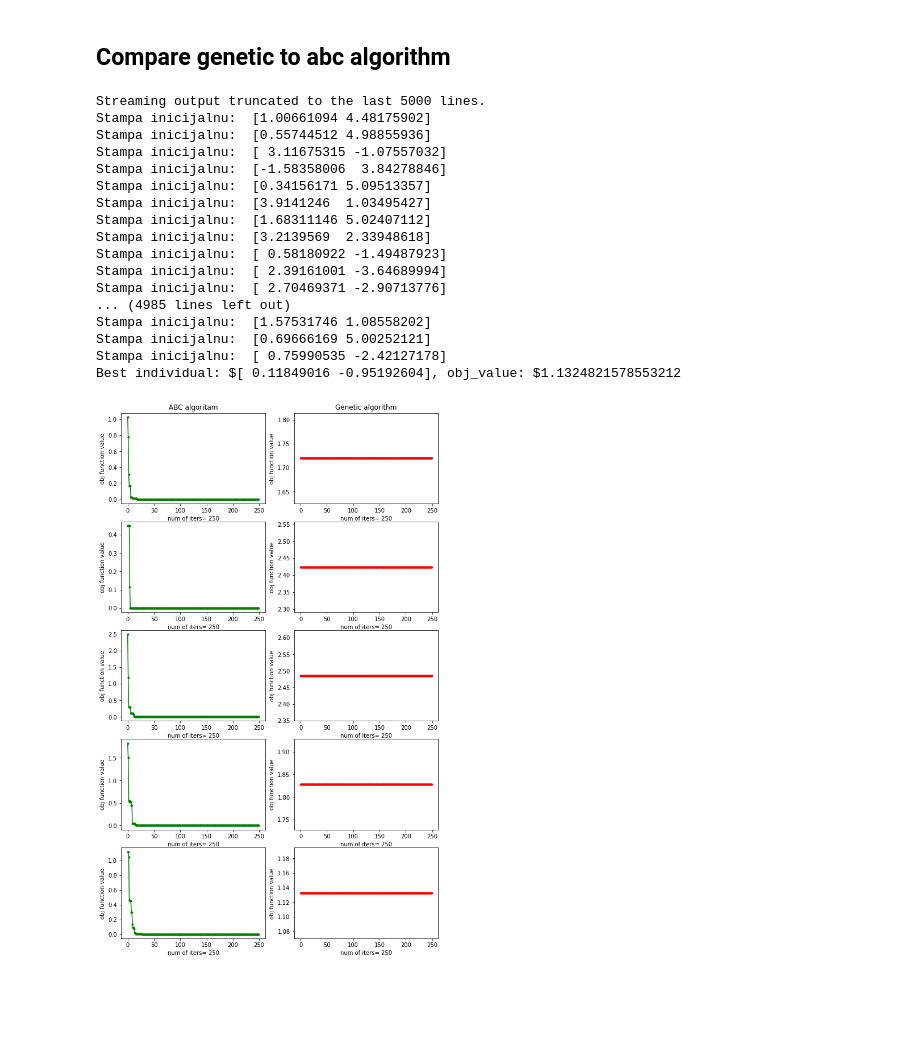
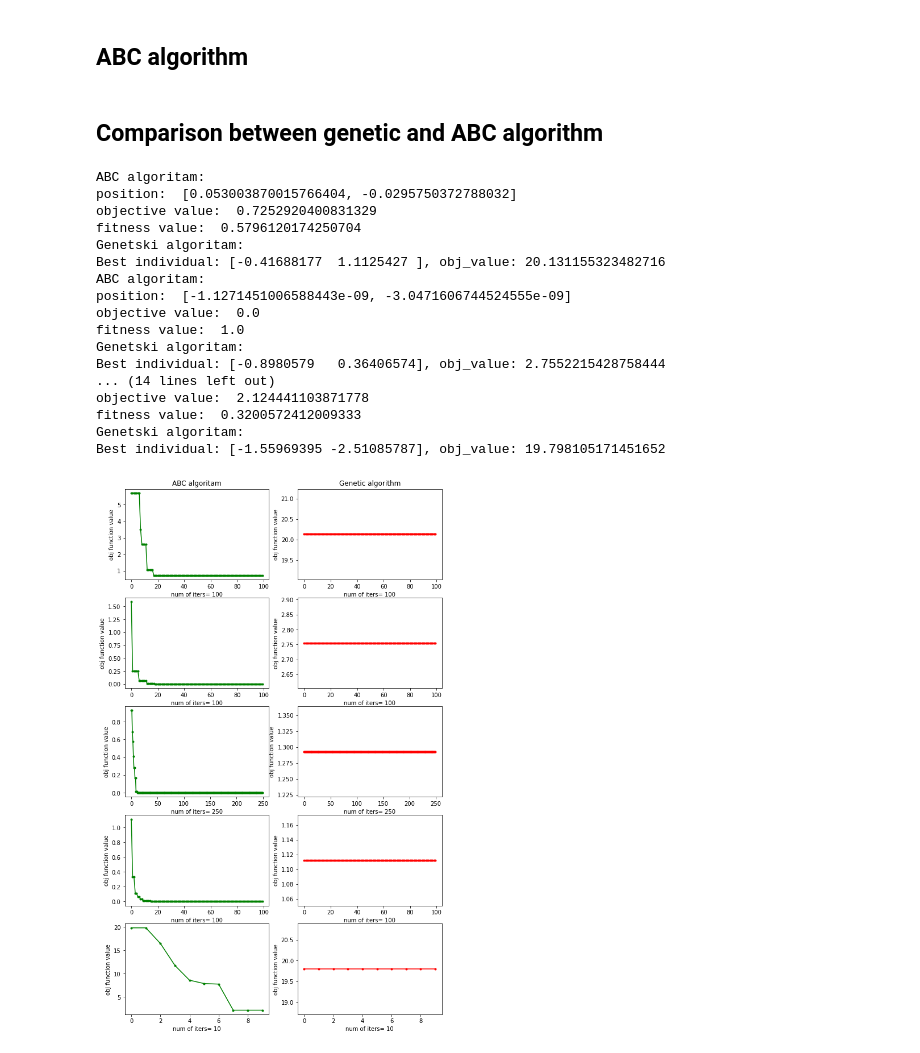
Before and after one commit to mirjanaa/Bee-Colony-Optimization, a Jupyter notebook: genetic.ipynb, the cells around one changed output. Drawn from its saved outputs; the diff is of its cells as text; code cells hidden in the pictures; blank space fills up the shorter version.

```diff
--- a/genetic.ipynb
+++ b/genetic.ipynb
@@ -119,0 +103,2 @@ def genetic_algorithm(population_size, generation_size, tournament_size, obj_fun
+# %% [markdown]
+## ABC algorithm
@@ -120,2 +238,2 @@ def genetic_algorithm(population_size, generation_size, tournament_size, obj_fun
 # %% [markdown]
-## Compare genetic to abc algorithm
+## Comparison between genetic and ABC algorithm
@@ -257,7 +240,7 @@ def ABC_algorithm(population_size, num_of_iters, limit, obj_function):
 # %%
-population_size = [1000]
-num_iters = [250]
-limit = [2]
+population_size = [10, 100, 1000]
+num_iters = [10, 100, 250]
+limit = [2, 5]
 
 tmp=5
 
@@ -274,48 +257,48 @@ plt.plot(range(n), obj_values, color='green', marker='.')
 plt.xlabel("num of iters= " + str(n))
 plt.ylabel("obj function value")
 plt.title('ABC algoritam')
 
 _, obj_values, fitness = genetic_algorithm(p, n, t, rastrigin, initial_population)
 plt.subplot(tmp, 2, 2)
 plt.plot(range(n), obj_values, color='red', marker='.')
 plt.xlabel("num of iters= " + str(n))
 plt.ylabel("obj function value")
 plt.title('Genetic algorithm')
 
 for i in range(1, tmp):
   p = random.sample(population_size, k=1)[0]
   n = random.sample(num_iters, k=1)[0]
   l = random.sample(limit, k=1)[0]
 
   _, obj_values, fitness, initial_population = ABC_algorithm(p, n, l, rastrigin)
   plt.subplot(tmp, 2, 2*i+1)
   plt.plot(range(n), obj_values, color='green', marker='.')
   plt.xlabel("num of iters= " + str(n))
   plt.ylabel("obj function value")
 
   best_solution, obj_values, fitness = genetic_algorithm(p, n, t, rastrigin, initial_population)
   plt.subplot(tmp, 2, 2*i+2)
   plt.plot(range(n), obj_values, color='red', marker='.')
   plt.xlabel("num of iters= " + str(n))
   plt.ylabel("obj function value")
 
 plt.show()
 # %% [output]
-Streaming output truncated to the last 5000 lines.
-Stampa inicijalnu:  [1.00661094 4.48175902]
-Stampa inicijalnu:  [0.55744512 4.98855936]
-Stampa inicijalnu:  [ 3.11675315 -1.07557032]
-Stampa inicijalnu:  [-1.58358006  3.84278846]
-Stampa inicijalnu:  [0.34156171 5.09513357]
-Stampa inicijalnu:  [3.9141246  1.03495427]
-Stampa inicijalnu:  [1.68311146 5.02407112]
-Stampa inicijalnu:  [3.2139569  2.33948618]
-Stampa inicijalnu:  [ 0.58180922 -1.49487923]
-Stampa inicijalnu:  [ 2.39161001 -3.64689994]
-Stampa inicijalnu:  [ 2.70469371 -2.90713776]
-... (4985 lines left out)
-Stampa inicijalnu:  [1.57531746 1.08558202]
-Stampa inicijalnu:  [0.69666169 5.00252121]
-Stampa inicijalnu:  [ 0.75990535 -2.42127178]
-Best individual: $[ 0.11849016 -0.95192604], obj_value: $1.1324821578553212
+ABC algoritam:
+position:  [0.053003870015766404, -0.0295750372788032]
+objective value:  0.7252920400831329
+fitness value:  0.5796120174250704
+Genetski algoritam:
+Best individual: [-0.41688177  1.1125427 ], obj_value: 20.131155323482716
+ABC algoritam:
+position:  [-1.1271451006588443e-09, -3.0471606744524555e-09]
+objective value:  0.0
+fitness value:  1.0
+Genetski algoritam:
+Best individual: [-0.8980579   0.36406574], obj_value: 2.7552215428758444
+... (14 lines left out)
+objective value:  2.124441103871778
+fitness value:  0.3200572412009333
+Genetski algoritam:
+Best individual: [-1.55969395 -2.51085787], obj_value: 19.798105171451652
-[figure, old version]
+[figure, new version]
```
Also changed, not shown: parts of 10 cells of this notebook.
